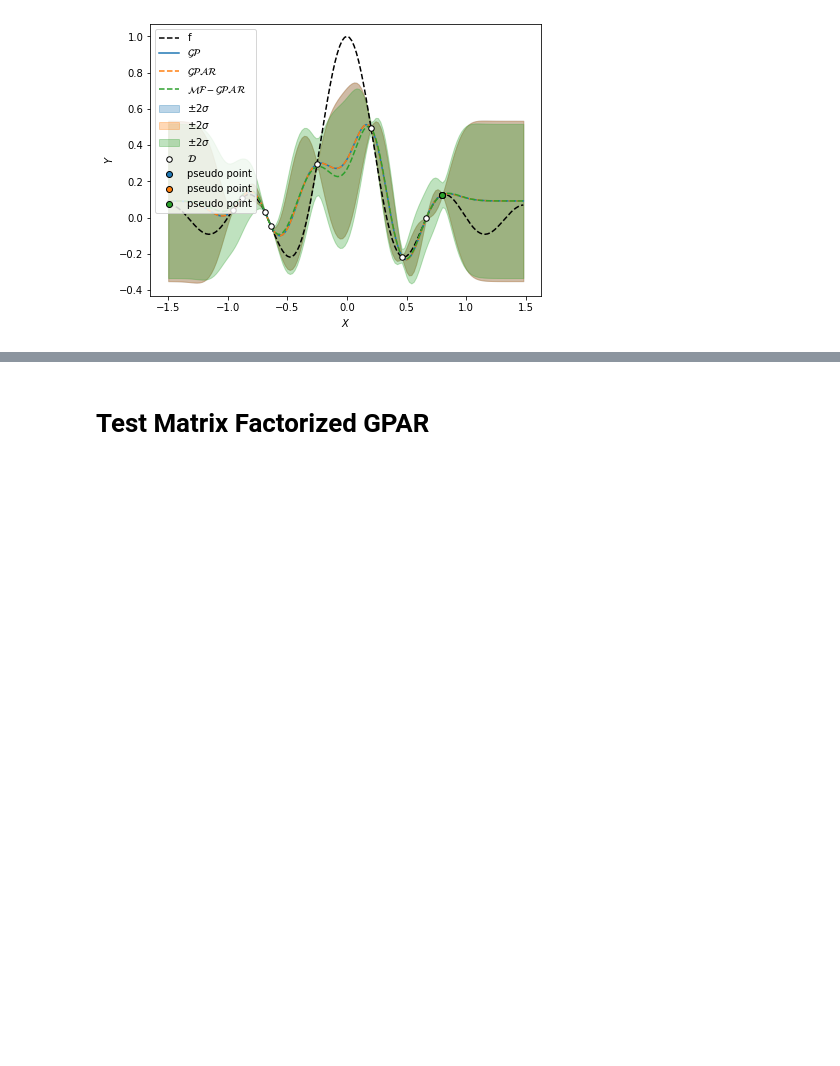
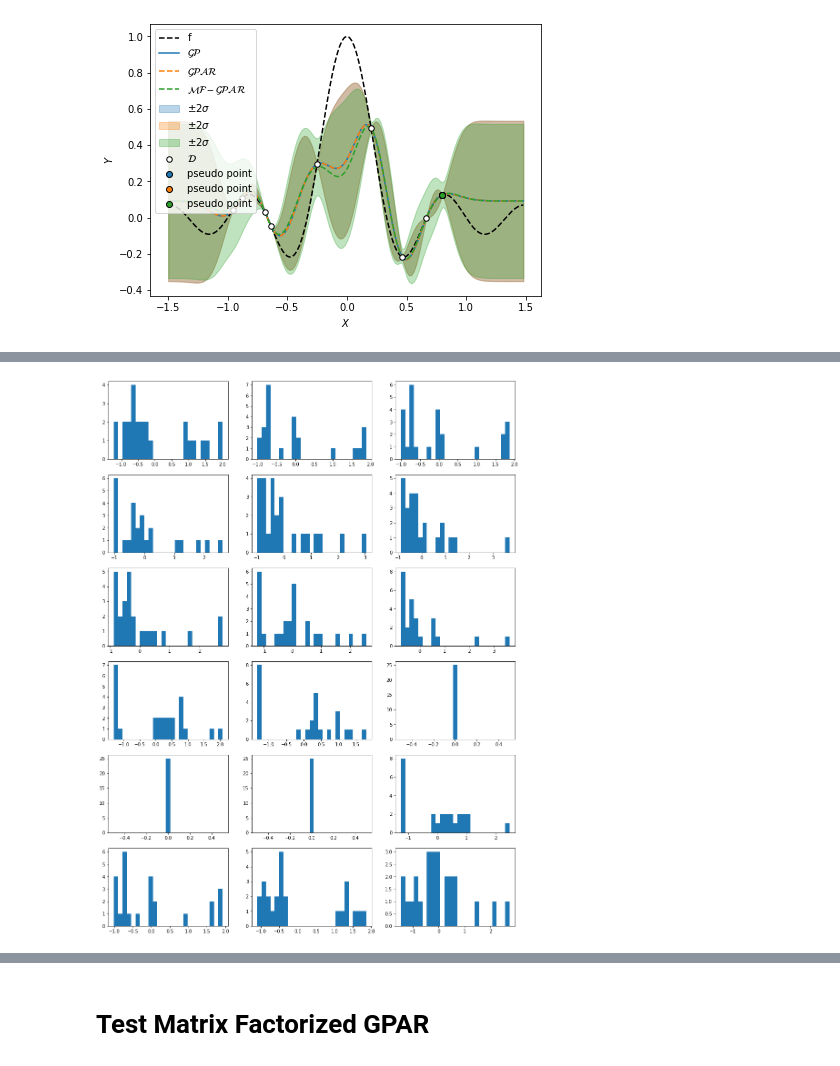
Before and after one commit to gncs/boa, a Jupyter notebook: notebooks/scratch.ipynb, the cells around one changed output, grey strips where cells are left out. Cells and saved outputs as stored; diff of their text form; code cells hidden in the pictures; blank space fills up the shorter version.

```diff
--- a/notebooks/scratch.ipynb
+++ b/notebooks/scratch.ipynb
@@ -186,0 +407,9 @@ fig.show()
+# %%
+fig, axes = plt.subplots(nrows=6, ncols=3, figsize=(16, 22))
+
+axes = np.ravel(axes)
+
+for i in range(18):
+    axes[i].hist(y_train[:, i], bins=25)
+# %% [output]
+[figure, added]
```
Also changed, not shown: parts of 28 cells of this notebook, 6 other files.
